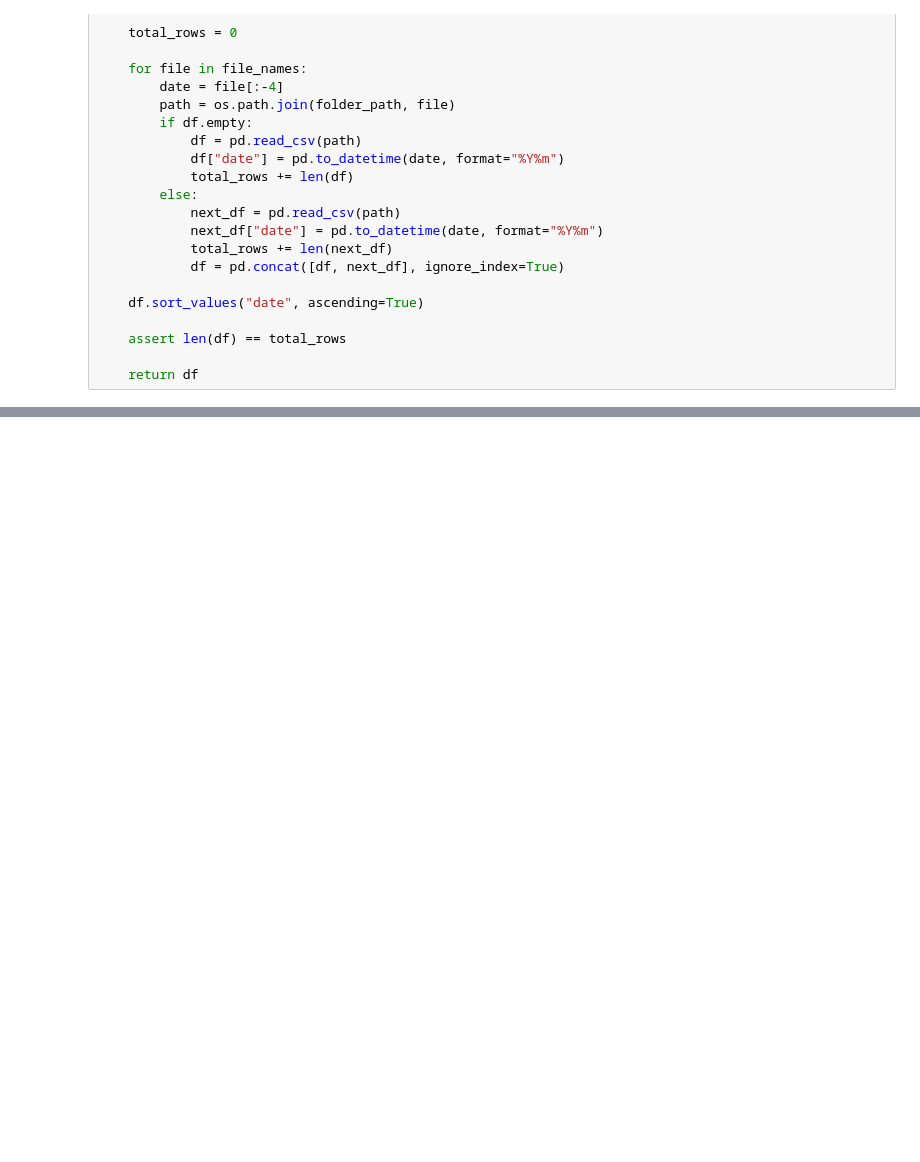
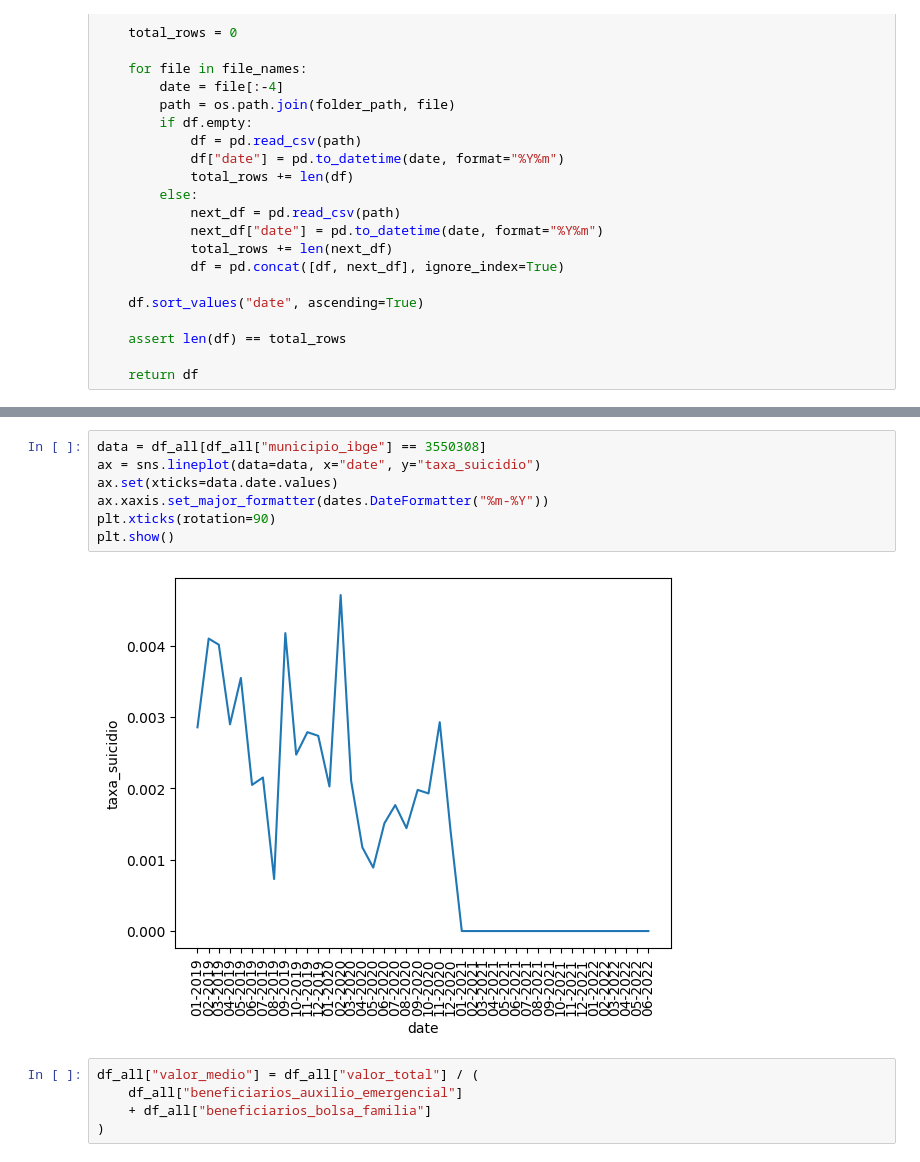
Before and after one commit to dlotter/monografia, a Jupyter notebook: exploratoria.ipynb, the cells around one changed output, grey strips where cells are left out. Saved outputs shown, nothing was run; the diff lists cells and outputs as text; blank space fills up the shorter version.

```diff
--- a/exploratoria.ipynb
+++ b/exploratoria.ipynb
@@ -82,0 +147,14 @@ print(data[data['date'] == '2020-10-01']['beneficiarios_auxilio_emergencial'][38
+# %%
+data = df_all[df_all["municipio_ibge"] == 3550308]
+ax = sns.lineplot(data=data, x="date", y="taxa_suicidio")
+ax.set(xticks=data.date.values)
+ax.xaxis.set_major_formatter(dates.DateFormatter("%m-%Y"))
+plt.xticks(rotation=90)
+plt.show()
+# %% [output]
+[figure, added]
+# %%
+df_all["valor_medio"] = df_all["valor_total"] / (
+    df_all["beneficiarios_auxilio_emergencial"]
+    + df_all["beneficiarios_bolsa_familia"]
+)
```
Also changed, not shown: parts of 18 cells of this notebook, 59 other files.
